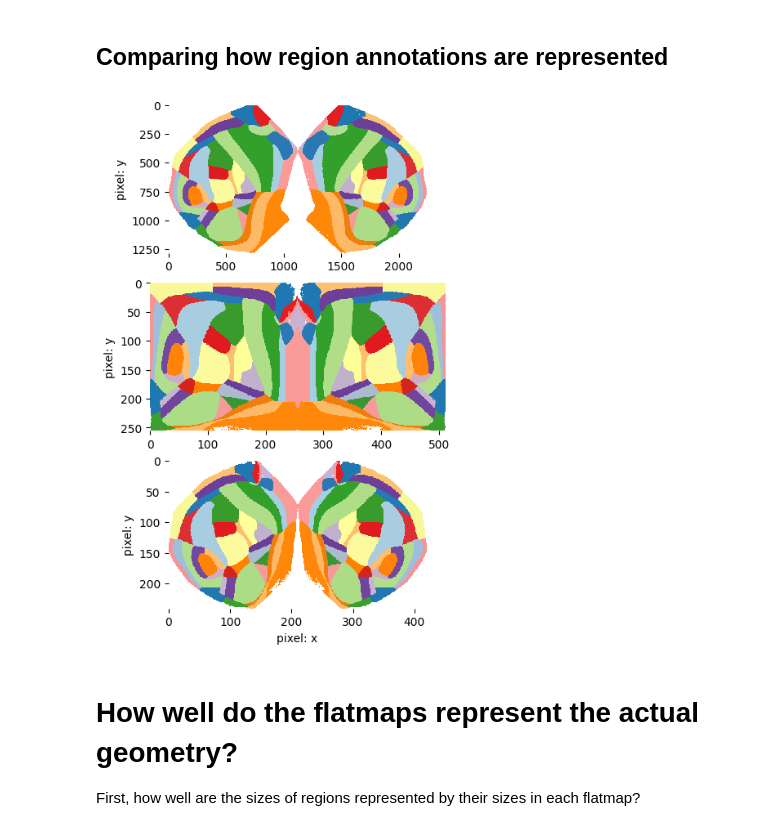
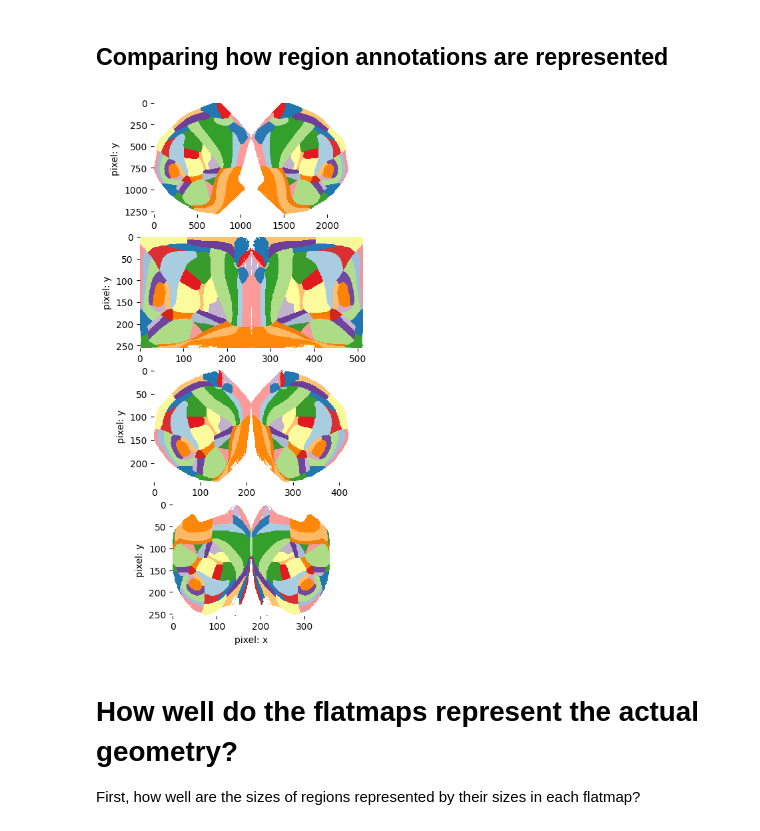
Before and after one commit to BlueBrain/atlas-enhancement, a Jupyter notebook: flatmap/notebooks/flatmap_comparison.ipynb, the cells around one changed output. Drawn from its saved outputs; the diff is of its cells as text; code cells hidden in the pictures.

```diff
--- a/flatmap/notebooks/flatmap_comparison.ipynb
+++ b/flatmap/notebooks/flatmap_comparison.ipynb
@@ -248,0 +276,15 @@ fig.savefig("comparing_flatmap_coordinates_10um.pdf")
+# %%
+fig = plt.figure(figsize=(nfm * 2, nfm * 2))
+
+for i, pd_fm_1 in enumerate(pd_flatmaps):
+    for j, pd_fm_2 in enumerate(pd_flatmaps):
+        ax = fig.add_subplot(nfm, nfm, nfm * i + j + 1)
+        im = visualize_flatmap_in_other_flatmap(pd_fm_2, pd_fm_1, "pxl_y")
+        ax.imshow(im, interpolation='nearest')  # with interior NaNs (holes), interpolation screws up the image
+        # ax.set_ylabel("pixel: y")
+        ax.set_xticks([]); ax.set_yticks([])
+        ax.set_frame_on(False)
+        if i == 0: ax.set_title(labels[j], fontsize=10)
+        if j == 0: ax.set_ylabel(labels[i])
+
+fig.savefig("comparing_flatmap_coordinates_10um_pxl_y.pdf")
@@ -253,38 +297,28 @@ fig.savefig("comparing_flatmap_coordinates_10um.pdf")
 def get_mode(v_in):
     return v_in.value_counts().index[0]
 
-Maibs = pd_fm_aibs.groupby(["pxl_x", "pxl_y"])["ann"].apply(get_mode)
-Msquare = pd_fm_square.groupby(["pxl_x", "pxl_y"])["ann"].apply(get_mode)
-Mshaped = pd_fm_shaped.groupby(["pxl_x", "pxl_y"])["ann"].apply(get_mode)
+M_fm = [x.groupby(["pxl_x", "pxl_y"])["ann"].apply(get_mode) for x in pd_flatmaps]
 # %%
-fig = plt.figure(figsize=(5, 8))
+fig = plt.figure(figsize=(6 , (nfm + 1) * 2))
 cmap = ['#a6cee3','#fb9a99','#6a3d9a','#ffff99','#fdbf6f','#fdbf6f','#ff7f00','#cab2d6','#6a3d9a','#a6cee3',
         '#b2df8a','#1f78b4','#cab2d6','#b2df8a','#33a02c','#1f78b4','#fb9a99','#e31a1c','#fb9a99','#1f78b4',
         '#ff7f00','#fdbf6f','#ff7f00','#ffff99','#cab2d6','#33a02c','#e31a1c','#6a3d9a','#ffff99','#fdbf6f',
         '#a6cee3','#b2df8a','#e31a1c','#a6cee3','#e31a1c','#33a02c','#6a3d9a','#cab2d6','#b2df8a','#33a02c',
         '#fb9a99','#1f78b4','#ff7f00']
 cmap = [tuple(int(h.lstrip('#')[i:i+2], 16) / 255 for i in (0, 2, 4)) for h in cmap]
 cmap = LinearSegmentedColormap.from_list("isocortex", cmap)
 
-ax = fig.add_subplot(3, 1, 1)
-ax.imshow(Maibs.unstack("pxl_y"), cmap=cmap, interpolation="nearest")
-ax.set_ylabel("pixel: y")
-ax.set_frame_on(False)
-
-ax = fig.add_subplot(3, 1, 2)
-ax.imshow(Msquare.unstack("pxl_y"), cmap=cmap, interpolation="nearest")
-ax.set_ylabel("pixel: y")
-ax.set_frame_on(False)
-
-ax = fig.add_subplot(3, 1, 3)
-ax.imshow(Mshaped.unstack("pxl_y"), cmap=cmap, interpolation="nearest")
-ax.set_ylabel("pixel: y")
-ax.set_xlabel("pixel: x")
-ax.set_frame_on(False)
+for i, x in enumerate(M_fm):
+    ax = fig.add_subplot(nfm, 1, i + 1)
+    ax.imshow(x.unstack("pxl_y"), cmap=cmap, interpolation="nearest")
+    ax.set_ylabel("pixel: y")
+    if i == nfm - 1:
+        ax.set_xlabel("pixel: x")
+    ax.set_frame_on(False)
 
 fig.savefig("comparing_region_annotations_10um.pdf")
 # %% [output]
-[figure, old version]
+[figure, new version]
 # %% [markdown]
 # How well do the flatmaps represent the actual geometry?
 
```
Also changed, not shown: parts of 23 cells of this notebook.
